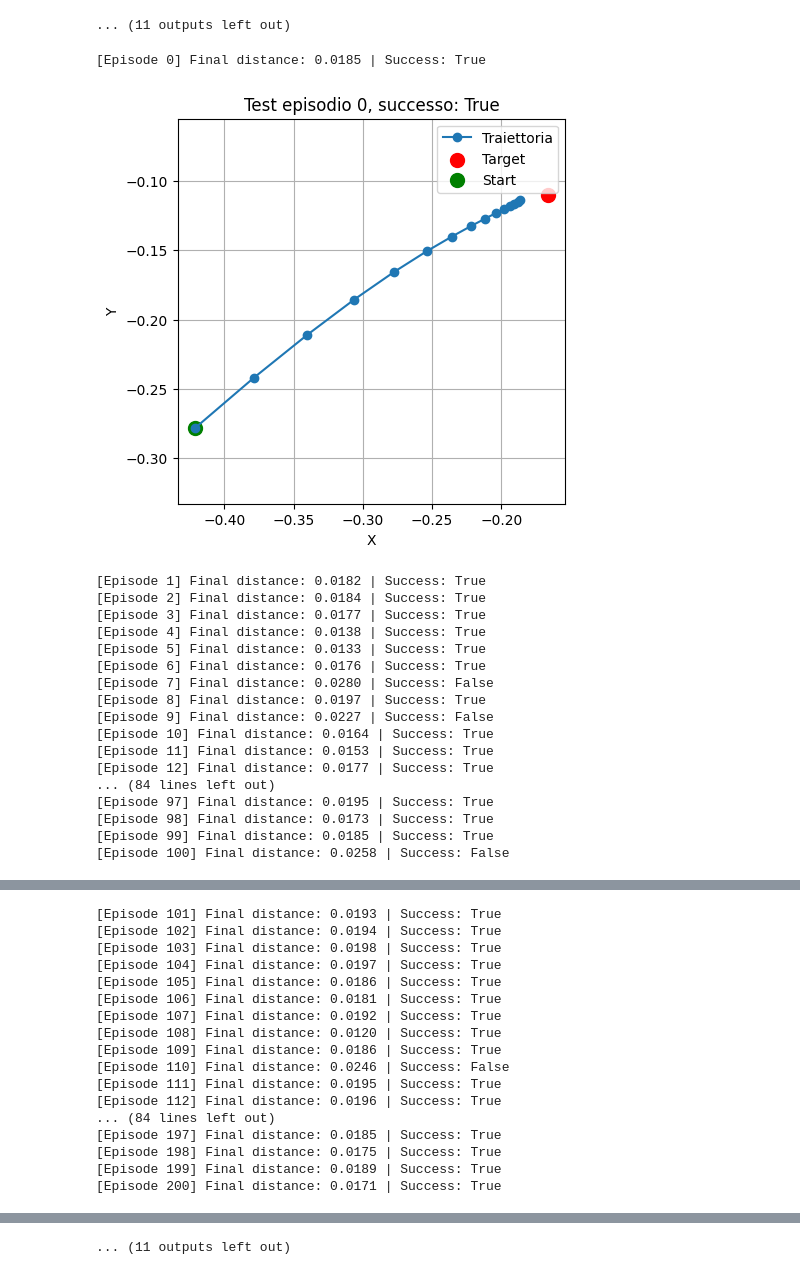
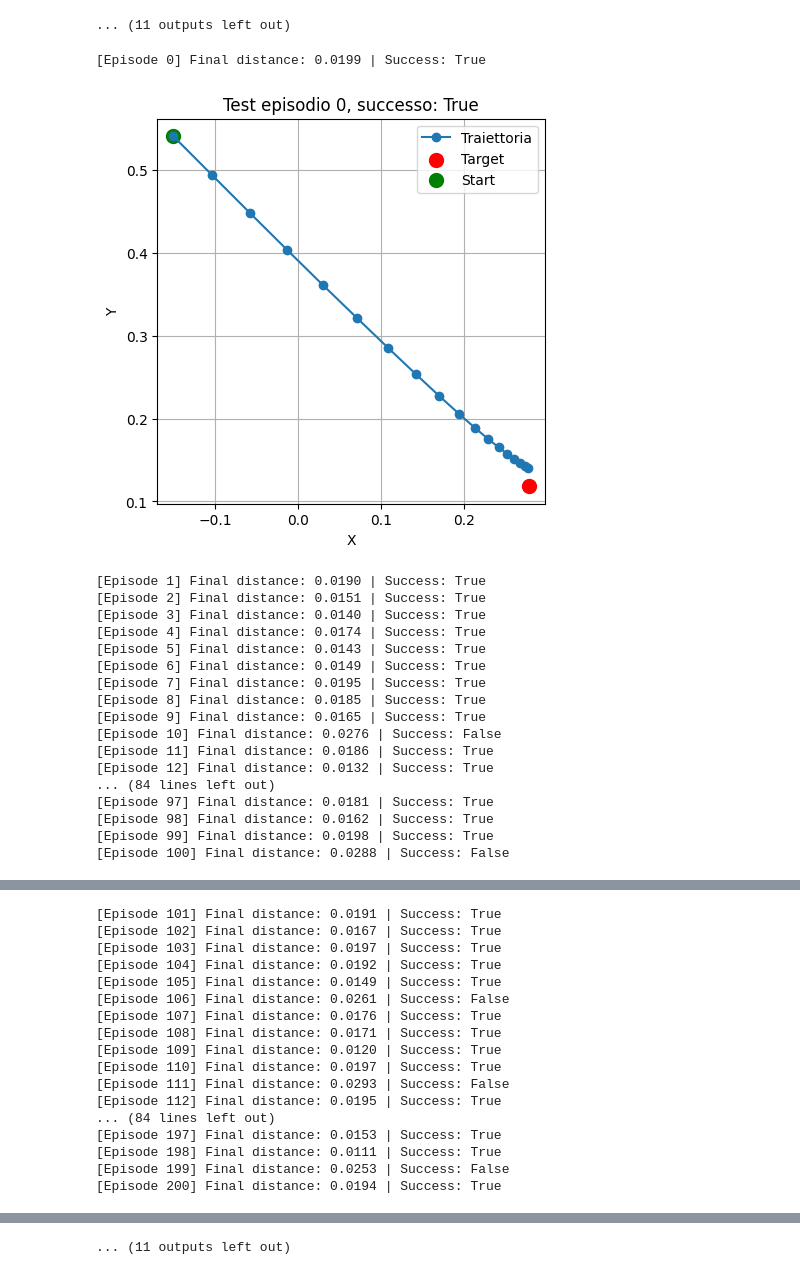
Before and after one commit to EdoardoZappia/RL_tracking, a Jupyter notebook: ppo.ipynb, the cells around one changed output, grey strips where cells are left out. Saved outputs shown, nothing was run; the diff lists cells and outputs as text; code cells hidden in the pictures.

```diff
--- a/ppo.ipynb
+++ b/ppo.ipynb
@@ -856,7 +856,7 @@ def test_ppo_agent(agent, env=None, num_episodes=1001, tolerance=0.02):
             trajectory.append(state[:2].detach().numpy())
             target_trajectory.append(state[2:4].detach().numpy())
             with torch.no_grad():
-                mu, sigma = agent.actor(state, training=False)#training=True)  # No noise at test time
+                mu, sigma = agent.actor(state, training=False)  # No noise at test time
                 action = mu  # Greedy action (no sampling)
             next_state, _, done, truncated, _, _ = env.step(action.numpy())
             next_state = torch.tensor(next_state, dtype=torch.float32)
@@ -875,50 +875,50 @@ def test_ppo_agent(agent, env=None, num_episodes=1001, tolerance=0.02):
         print(f"[Episode {ep}] Final distance: {final_distance:.4f} | Success: {success}")
 
         if ep % 100 == 0:
             trajectory = np.array(trajectory)
             target_trajectory = np.array(target_trajectory)
             plt.figure(figsize=(5, 5))
             plt.plot(trajectory[:, 0], trajectory[:, 1], marker='o', label="Traiettoria")
             plt.scatter(*state[2:4], color='red', label='Target', s=100)
             plt.scatter(trajectory[0, 0], trajectory[0, 1], color='green', label='Start', s=100)
             plt.title(f"Test episodio {ep}, successo: {success}")
             plt.xlabel("X")
             plt.ylabel("Y")
             plt.legend()
             plt.grid()
             plt.axis('equal')
             plt.show()
 
     env.close()
     print(f"\nSuccess rate: {success_count}/{num_episodes}")
     print(f"Average final distance: {np.mean(final_distances):.4f}")
 
 
 if __name__ == "__main__":
-    checkpoint_path = "runs/ppo_run_static_noise20250413_104355/checkpoint_ep10000.pth"
+    checkpoint_path = "runs/ppo_run_noise_only_target20250413_125929/checkpoint_ep10000.pth"
     env = TrackingEnv()
     state_dim = env.observation_space.shape[0]
     action_dim = env.action_space.shape[0]
 
     agent = load_ppo_agent(checkpoint_path, state_dim, action_dim)
     test_ppo_agent(agent, env=env)
 # %% [output]
-[Episode 0] Final distance: 0.0185 | Success: True
+[Episode 0] Final distance: 0.0199 | Success: True
-[figure, old version]
+[figure, new version]
-[Episode 1] Final distance: 0.0182 | Success: True
-[Episode 2] Final distance: 0.0184 | Success: True
-[Episode 3] Final distance: 0.0177 | Success: True
-[Episode 4] Final distance: 0.0138 | Success: True
-[Episode 5] Final distance: 0.0133 | Success: True
-[Episode 6] Final distance: 0.0176 | Success: True
-[Episode 7] Final distance: 0.0280 | Success: False
-[Episode 8] Final distance: 0.0197 | Success: True
-[Episode 9] Final distance: 0.0227 | Success: False
-[Episode 10] Final distance: 0.0164 | Success: True
-[Episode 11] Final distance: 0.0153 | Success: True
-[Episode 12] Final distance: 0.0177 | Success: True
+[Episode 1] Final distance: 0.0190 | Success: True
+[Episode 2] Final distance: 0.0151 | Success: True
+[Episode 3] Final distance: 0.0140 | Success: True
+[Episode 4] Final distance: 0.0174 | Success: True
+[Episode 5] Final distance: 0.0143 | Success: True
+[Episode 6] Final distance: 0.0149 | Success: True
+[Episode 7] Final distance: 0.0195 | Success: True
+[Episode 8] Final distance: 0.0185 | Success: True
+[Episode 9] Final distance: 0.0165 | Success: True
+[Episode 10] Final distance: 0.0276 | Success: False
+[Episode 11] Final distance: 0.0186 | Success: True
+[Episode 12] Final distance: 0.0132 | Success: True
 ... (84 lines left out)
-[Episode 97] Final distance: 0.0195 | Success: True
-[Episode 98] Final distance: 0.0173 | Success: True
-[Episode 99] Final distance: 0.0185 | Success: True
-[Episode 100] Final distance: 0.0258 | Success: False
+[Episode 97] Final distance: 0.0181 | Success: True
+[Episode 98] Final distance: 0.0162 | Success: True
+[Episode 99] Final distance: 0.0198 | Success: True
+[Episode 100] Final distance: 0.0288 | Success: False
@@ -926,17 +926,17 @@ if __name__ == "__main__":
-[Episode 101] Final distance: 0.0193 | Success: True
-[Episode 102] Final distance: 0.0194 | Success: True
-[Episode 103] Final distance: 0.0198 | Success: True
-[Episode 104] Final distance: 0.0197 | Success: True
-[Episode 105] Final distance: 0.0186 | Success: True
-[Episode 106] Final distance: 0.0181 | Success: True
-[Episode 107] Final distance: 0.0192 | Success: True
-[Episode 108] Final distance: 0.0120 | Success: True
-[Episode 109] Final distance: 0.0186 | Success: True
-[Episode 110] Final distance: 0.0246 | Success: False
-[Episode 111] Final distance: 0.0195 | Success: True
-[Episode 112] Final distance: 0.0196 | Success: True
+[Episode 101] Final distance: 0.0191 | Success: True
+[Episode 102] Final distance: 0.0167 | Success: True
+[Episode 103] Final distance: 0.0197 | Success: True
+[Episode 104] Final distance: 0.0192 | Success: True
+[Episode 105] Final distance: 0.0149 | Success: True
+[Episode 106] Final distance: 0.0261 | Success: False
+[Episode 107] Final distance: 0.0176 | Success: True
+[Episode 108] Final distance: 0.0171 | Success: True
+[Episode 109] Final distance: 0.0120 | Success: True
+[Episode 110] Final distance: 0.0197 | Success: True
+[Episode 111] Final distance: 0.0293 | Success: False
+[Episode 112] Final distance: 0.0195 | Success: True
 ... (84 lines left out)
-[Episode 197] Final distance: 0.0185 | Success: True
-[Episode 198] Final distance: 0.0175 | Success: True
-[Episode 199] Final distance: 0.0189 | Success: True
-[Episode 200] Final distance: 0.0171 | Success: True
+[Episode 197] Final distance: 0.0153 | Success: True
+[Episode 198] Final distance: 0.0111 | Success: True
+[Episode 199] Final distance: 0.0253 | Success: False
+[Episode 200] Final distance: 0.0194 | Success: True
```
Also changed, not shown: parts of 1 cell of this notebook, 2 other files.
